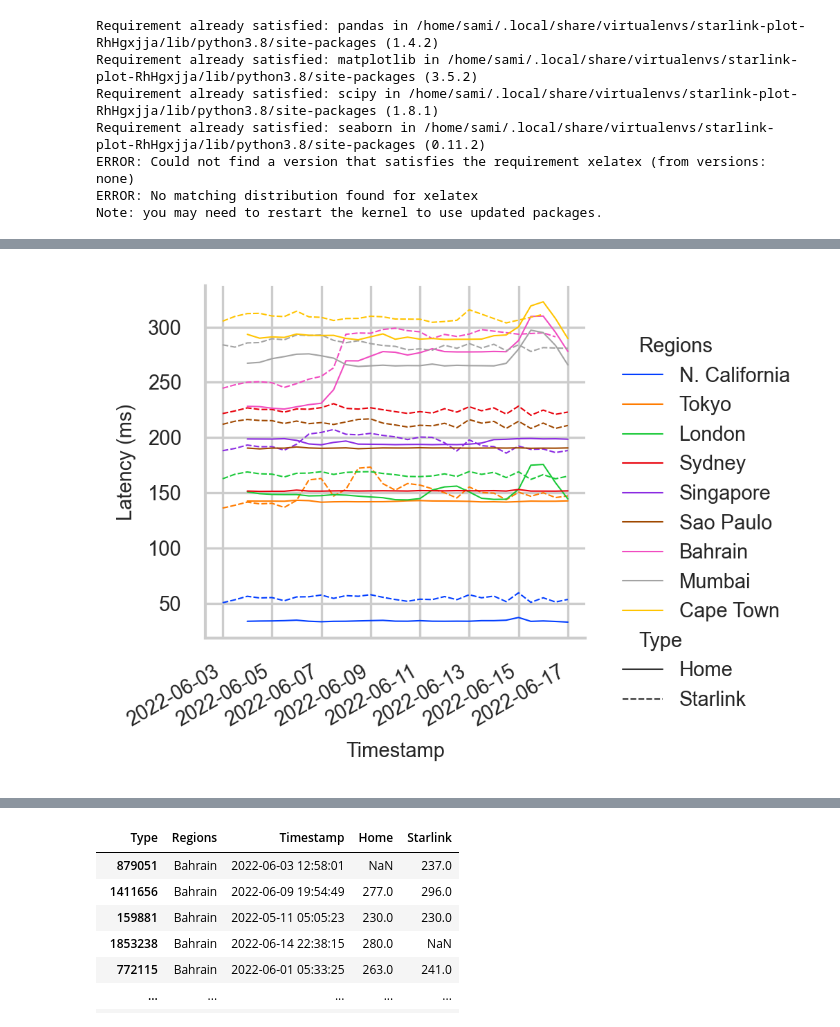
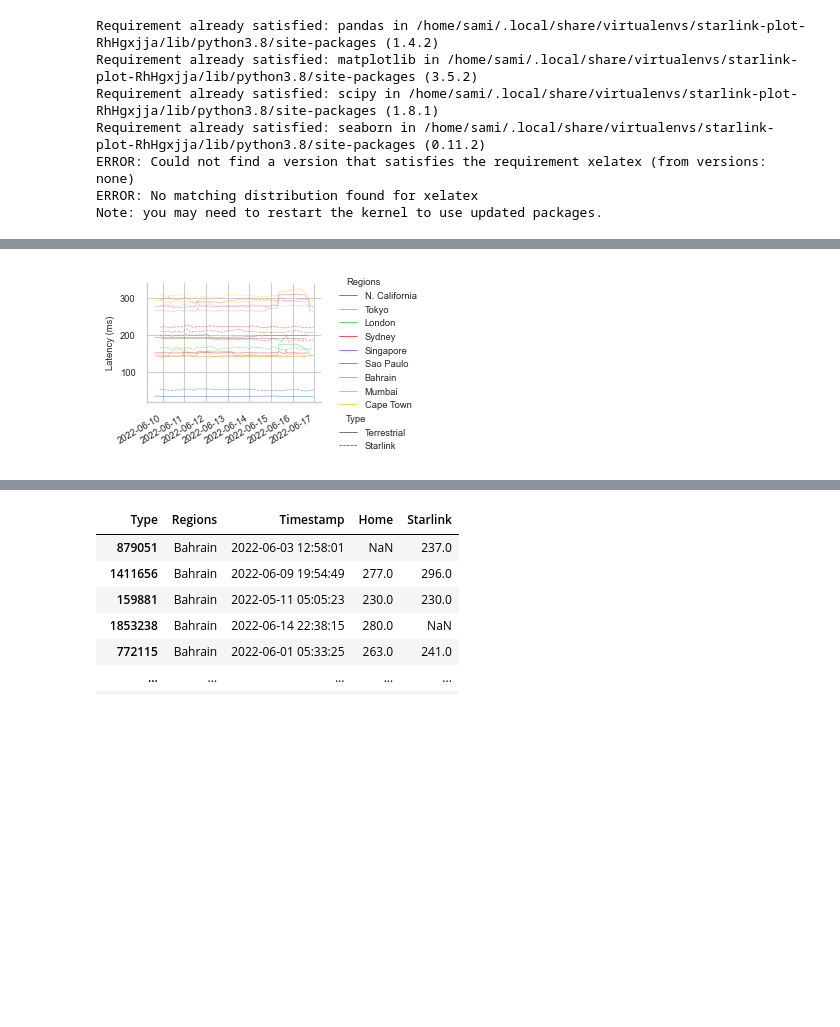
Before and after one commit to Starlink-Measurement/starlink-plot, a Jupyter notebook: plot_ping.ipynb, the cells around one changed output, grey strips where cells are left out. Saved outputs shown, nothing was run; the diff lists cells and outputs as text; code cells hidden in the pictures; blank space fills up the shorter version.

Commit message:
Update plots

```diff
--- a/plot_ping.ipynb
+++ b/plot_ping.ipynb
@@ -76,12 +108,12 @@ src_dirs
 # %%
 plot_params = common.plot_params.copy()
 plot_params['figure.figsize'] = (7.16, 4)
-plot_params['figure.dpi'] = 300
+plot_params['figure.dpi'] = 96
 #matplotlib.rcParams.update(plot_params)
 
 sns_params = common.sns_params.copy()
 sns_params['figure.figsize'] = (7.16, 4)
-sns_params['figure.dpi'] = 300
+sns_params['figure.dpi'] = 96
 sns_params['patch.edgecolor'] = 'black'
 sns.set_theme("paper", style='whitegrid', rc=sns_params, color_codes=True, palette='bright')
 #sns.set_context("paper", rc=sns_params)
@@ -107,3 +264,6 @@ df_old
+# %%
+df_old = df_old.replace('Home', N_HOME)
+df_old.to_csv(os.path.join(OUT_PATH, '2022-06-17_end_all_ping_data.csv'), index=False)
 # %%
 df = pd.DataFrame()
 for type_name, folder in src_dirs:
@@ -229,14 +545,23 @@ dtype: object
 #df_outliers = df_outliers.sort_values(N_TIMESTAMP)
 #df_outliers.to_csv(os.path.join(out_path, '2022-06-17_end_all_ping_data.csv'), index=False)
 #df_outliers.to_csv(os.path.join(out_path, '2022-06-21_end_koeye_ping_data.csv'), index=False)
+#df_outliers[df_outliers[N_TIMESTAMP] > '2022-04-21']
+
+df_filter = df_old
+df_filter = df_filter[(df_filter[N_TIMESTAMP] > '2022-06-09') & (df_filter[N_TIMESTAMP] < '2022-06-17')]
+df_filter = df_filter.sort_values(N_TIMESTAMP)
 # %%
 # Filter
 #df_processed = df_outliers[df_outliers[N_OUTLIERS] == False]
 #df_processed = df.loc['2022-05-13 07:13:50':'2022-05-13 7:14:18']
 #df_processed = df.loc['2022-06-05':'2022-06-05 01']
 
-df_processed = df_old.groupby([N_OUTLIERS, N_TYPE, N_REGIONS]).resample('12H', on=N_TIMESTAMP).mean()
-df_processed = df_processed.drop(N_OUTLIERS, axis=1).reset_index().dropna()
+#df_processing = df_outliers[df_outliers[N_TIMESTAMP] >= '2022-07-22 03:30']
+#df_processing = df_old[df_old[N_OUTLIERS] == False]
+df_processing = df_filter
+
+df_processed = df_processing.groupby([N_TYPE, N_REGIONS]).resample('H', on=N_TIMESTAMP).mean()
+df_processed = df_processed.reset_index()
 #df_processed.to_csv('output/out.csv')
 df_processed
 # %% [output]
@@ -289,20 +657,69 @@ g.tight_layout()
 # %%
+import datetime as dt
 #fig, ax = plt.subplots(figsize=(7.16,4), dpi=100)
 #fig, ax = plt.subplots(figsize=(20,10))
 # 6.09 for full size, 2.5 for half size
 
-df_time = df_processed.set_index(N_TIMESTAMP)['2022-06-03':].reset_index()
+#df_time = df[df[N_TIMESTAMP] < '2022-07-22 04:10']
 
-g_time = sns.relplot(data=df_time[df_time[N_OUTLIERS] == False],
+#df_time = df_processed[df_processed[N_TIMESTAMP] > '2022-06-03']
+
+#df_time = df_time[(df_time[N_TIMESTAMP] >= '2022-07-22 03:30')]
+#df_time = df_time[(df_time[N_TIMESTAMP] >= '2022-06-17 08:29') & (df_time[N_TIMESTAMP] < '2022-06-17 08:32')]
+#df_time = df_time[df_time[N_REGIONS] == 'Cape Town']
+
+df_time = df_processed
+df_time = df_time[df_time[N_OUTLIERS] == False]
+#df_time = df_time[(df_time[N_TIMESTAMP] > '2022-06-12') & (df_time[N_TIMESTAMP] < '2022-06-12 10:00:00')]
+#df_time = df_time[df_time[N_REGIONS] == 'Bahrain']
+
+h = 1.9
+#df_time = df_time.replace(N_STARLINK, N_DISHA)
+aspect = (common.WIDTH_HALF - 1) / h
+#aspect = 6 / h
+
+#df_time = df_time[df_time[N_REGIONS] == 'N. California']
+g_time = sns.relplot(data=df_time,
                      x=N_TIMESTAMP, y=N_LATENCY,
+                     hue=N_REGIONS,
+                     #hue_order=['N. California', 'N. Virginia', 'Sydney'],
                      hue_order=REGION_ORDER,
-                     height=2.5, aspect=1,
+                     height=h, aspect=aspect,
                      kind='line',
-                     palette='bright',
-                     hue=N_REGIONS, style=N_TYPE)
+                     #palette=['C0', 'C1', 'C3'],
+                     #col=N_TYPE, col_order=[N_DISHA, N_HOME],
+                     style=N_TYPE, style_order=[N_HOME, N_STARLINK],
+                     alpha=0.5,
+                    )
 
+axes = g_time.axes.flatten()
+df_missing = df_time[(df_time[N_LATENCY].isnull()) & (df_time[N_TYPE] == N_STARLINK)]
+pal = sns.color_palette('bright')
+for ax in axes:
+    #ax.grid(visible=True, which='both', axis='y', color='gray', linewidth=0.1)
+    #ax.set_rasterized(True)
+    #for _, row in df_missing.iterrows():
+    #    ax.axvline(row[N_TIMESTAMP], alpha=0.1, ls='--', color='red')
+
+    prev_timestamp = None
+    #for _, row in df_missing.iterrows():
+    #    if prev_timestamp:
+    #        if (row[N_TIMESTAMP] - prev_timestamp) > pd.Timedelta(hours=1):
+    #            ind = common.REGION_ORDER.index(row[N_REGIONS])
+    #            ax.axvspan(prev_timestamp, row[N_TIMESTAMP], alpha=0.1,
+    #                       facecolor='red',
+    #                       #facecolor=pal[ind],
+    #                       ec='white', ls='--')
+    #            prev_timestamp = None
+    #    else:
+    #        prev_timestamp = row[N_TIMESTAMP]
+
+g_time.set(
+    #yscale='log',
+    xlabel=''
+)
 
 g_time.figure.autofmt_xdate()
 g_time.tight_layout()
 # %% [output]
-[figure, old version]
+[figure, new version]
```
Also changed, not shown: parts of 65 cells of this notebook, 2 other files.
